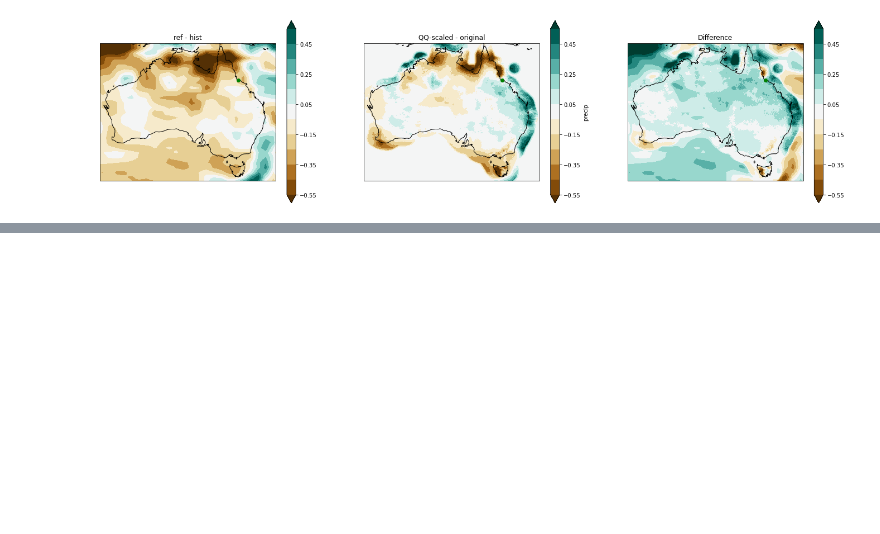
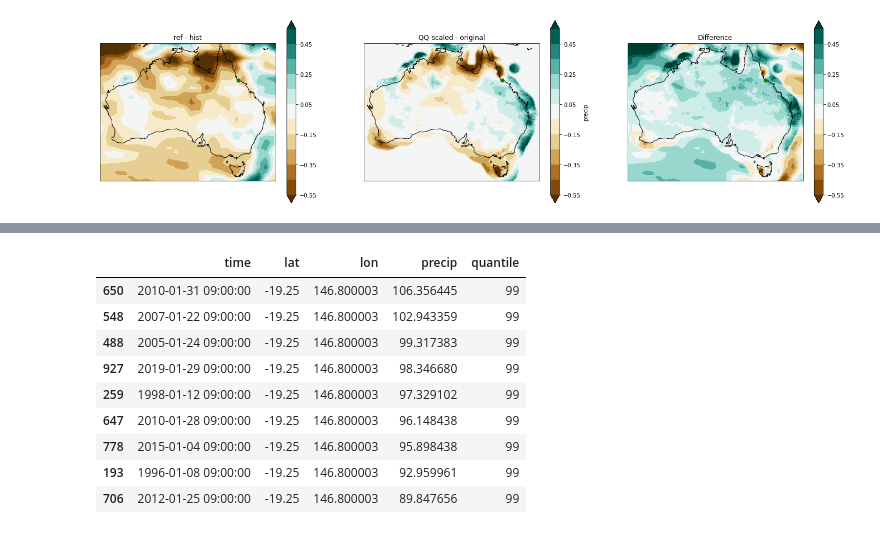
Before and after one commit to AusClimateService/qqscale, a Jupyter notebook: example_validation/pr-qdc-multiplicative-monthly-ssr-infileq_day_AGCD-ACCESS-ESM1-5_ssp370_r1i1p1f1_20350101-20641231.ipynb, the cells around one changed output, grey strips where cells are left out. Saved outputs shown, nothing was run; the diff lists cells and outputs as text; code cells hidden in the pictures; blank space fills up the shorter version.

```diff
--- a/example_validation/pr-qdc-multiplicative-monthly-ssr-infileq_day_AGCD-ACCESS-ESM1-5_ssp370_r1i1p1f1_20350101-20641231.ipynb
+++ b/example_validation/pr-qdc-multiplicative-monthly-ssr-infileq_day_AGCD-ACCESS-ESM1-5_ssp370_r1i1p1f1_20350101-20641231.ipynb
@@ -577,0 +860,13 @@ plt.show()
+# %%
+df_target_ssr[df_target_ssr['quantile'] == 99].sort_values('precip', ascending=False)
+# %% [output]
+|  | time | lat | lon | precip | quantile |
+| 650 | 2010-01-31 09:00:00 | -19.25 | 146.800003 | 106.356445 | 99 |
+| 548 | 2007-01-22 09:00:00 | -19.25 | 146.800003 | 102.943359 | 99 |
+| 488 | 2005-01-24 09:00:00 | -19.25 | 146.800003 | 99.317383 | 99 |
+| 927 | 2019-01-29 09:00:00 | -19.25 | 146.800003 | 98.346680 | 99 |
+| 259 | 1998-01-12 09:00:00 | -19.25 | 146.800003 | 97.329102 | 99 |
+| 647 | 2010-01-28 09:00:00 | -19.25 | 146.800003 | 96.148438 | 99 |
+| 778 | 2015-01-04 09:00:00 | -19.25 | 146.800003 | 95.898438 | 99 |
+| 193 | 1996-01-08 09:00:00 | -19.25 | 146.800003 | 92.959961 | 99 |
+| 706 | 2012-01-25 09:00:00 | -19.25 | 146.800003 | 89.847656 | 99 |
```
Also changed, not shown: parts of 29 cells of this notebook.
